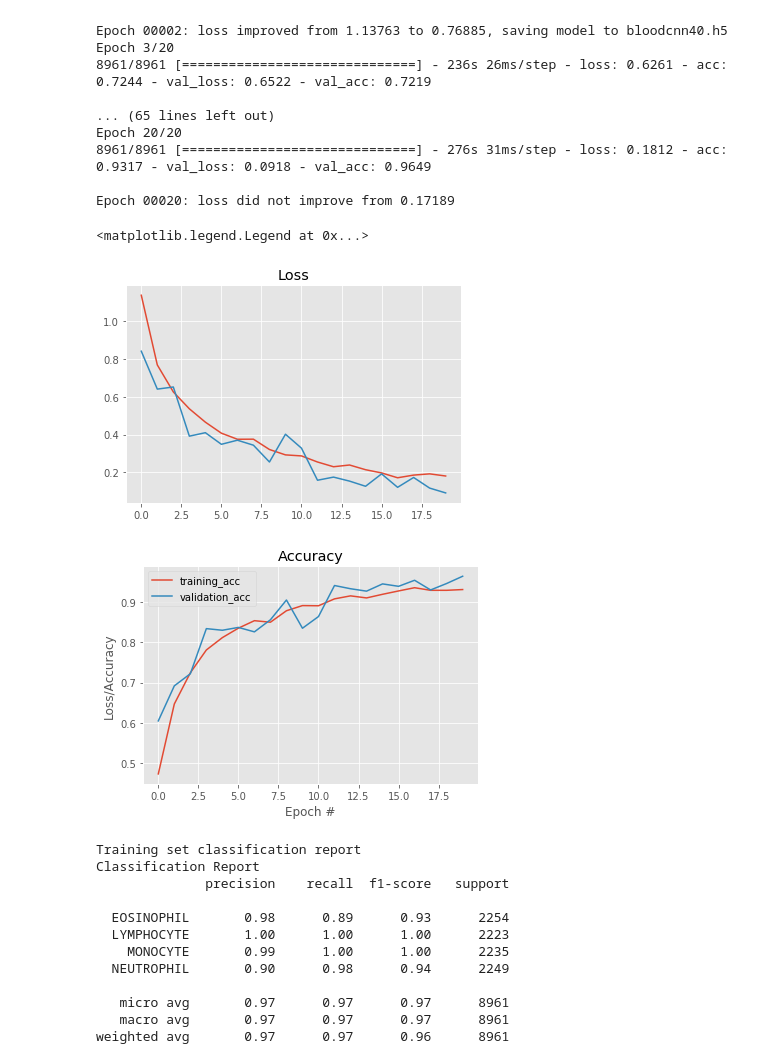
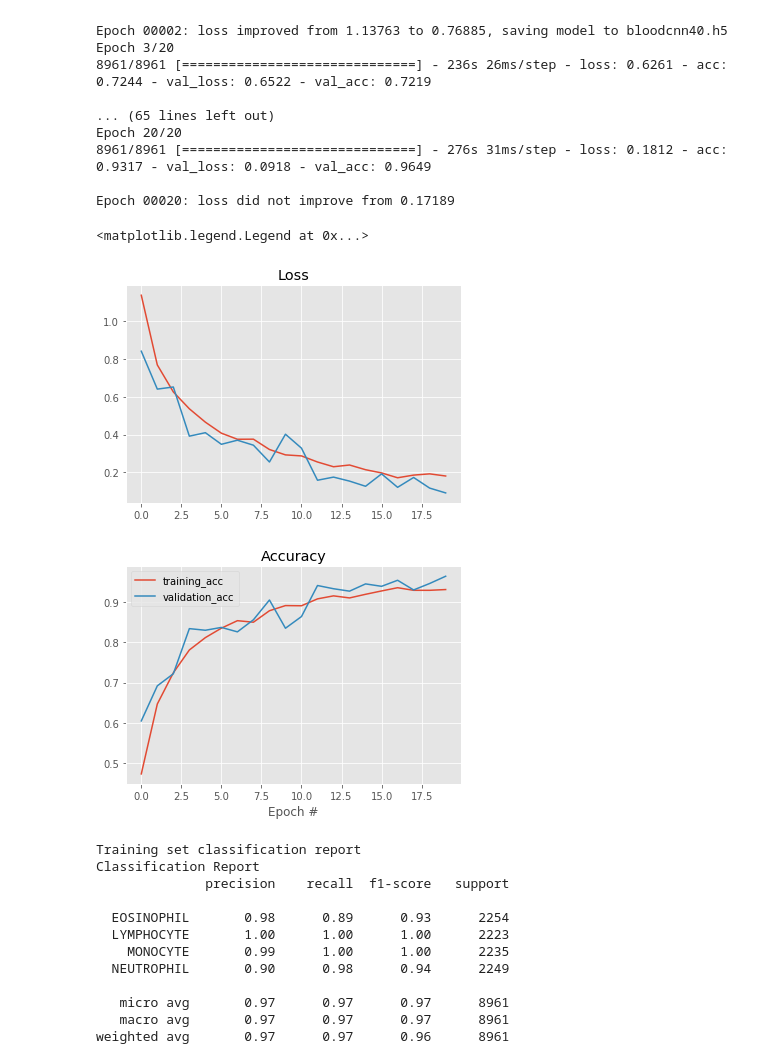
Before and after one commit to drpurtseladze/BloodCNN, a Jupyter notebook: blood_cell_classification_40DO.ipynb, the cells around one changed output. Cells and saved outputs as stored; diff of their text form; code cells hidden in the pictures.

```diff
--- a/blood_cell_classification_40DO.ipynb
+++ b/blood_cell_classification_40DO.ipynb
@@ -216,22 +216,21 @@ Epoch 00020: loss did not improve from 0.17189
 # %%
  # plot the training loss and accuracy
 N = np.arange(0, EPOCHS)
 plt.style.use("ggplot")
 plt.figure(3)
 plt.plot(N, H.history["loss"], label="train_loss")
 plt.plot(N, H.history["val_loss"], label="val_loss")
 plt.title("Loss")
 plt.figure(4)
 plt.plot(N, H.history["acc"], label="training_acc")
 plt.plot(N, H.history["val_acc"], label="validation_acc")
 plt.title("Accuracy")
 plt.xlabel("Epoch #")
-plt.ylabel("Loss/Accuracy")
 plt.legend()
 # %% [output]
 <matplotlib.legend.Legend at 0x...>
 [figure]
-[figure, old version]
+[figure, new version]
 # %%
 #Only use to continute training.
 
```
Also changed, not shown: parts of 2 cells of this notebook.
